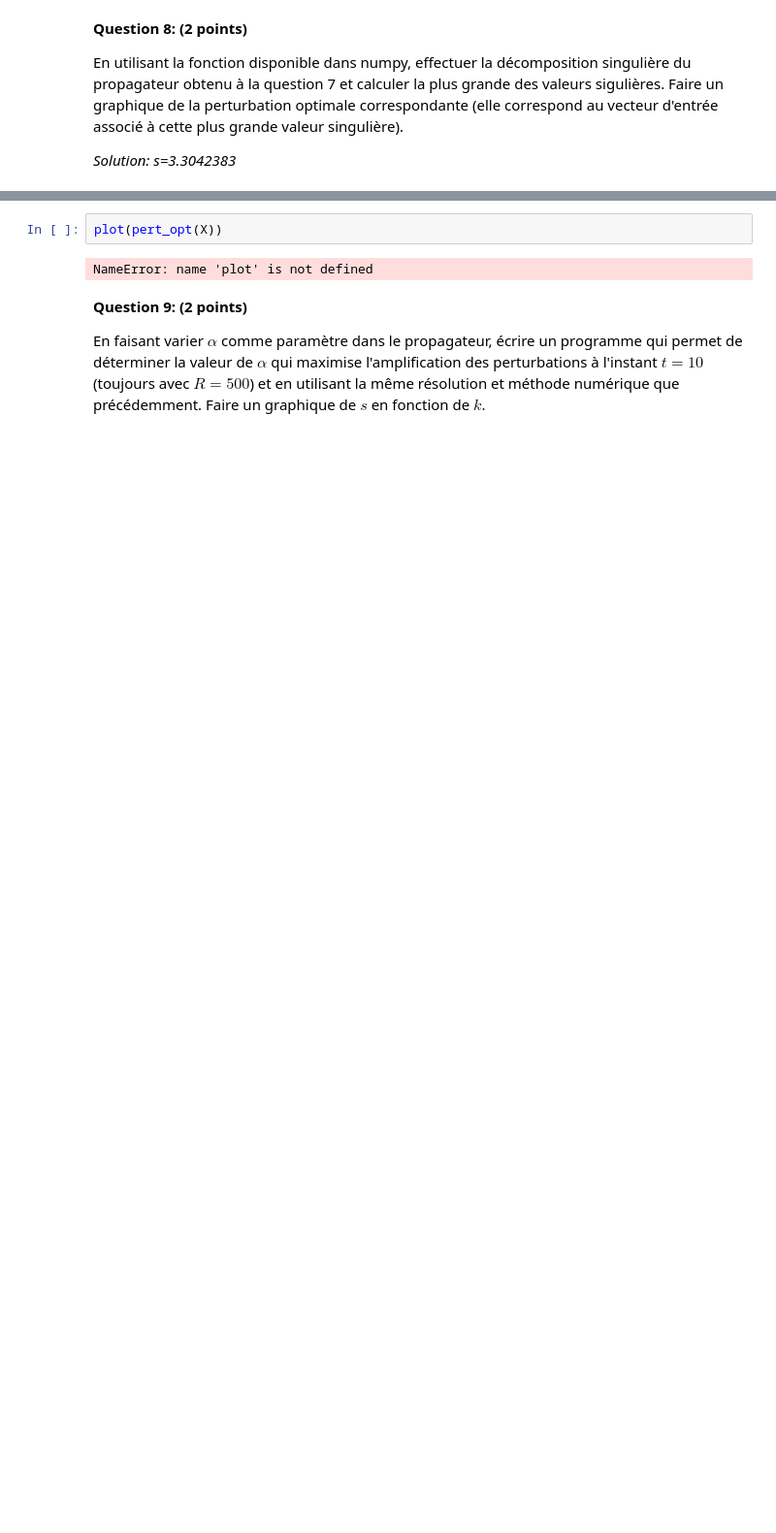
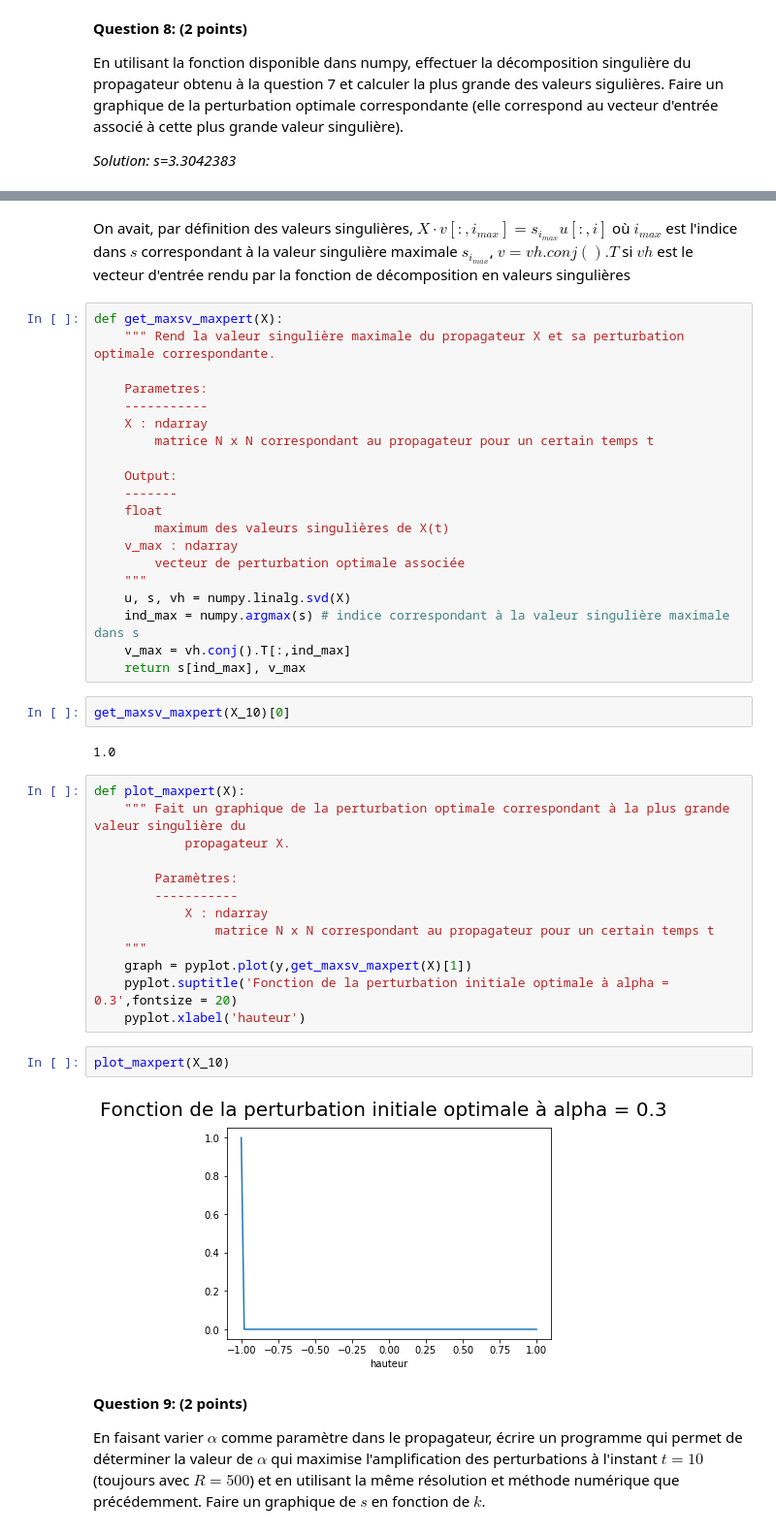
Before and after one commit to MWeytens/Orr-Sommerfeld, a Jupyter notebook: Orr-Sommerfeld.ipynb, the cells around one changed output, grey strips where cells are left out. Shown at 97% size. Cells and saved outputs as stored; diff of their text form; blank space fills up the shorter version.

```diff
--- a/Orr-Sommerfeld.ipynb
+++ b/Orr-Sommerfeld.ipynb
@@ -619,7 +566,46 @@ def pert_opt(X):
-# %%
-plot(pert_opt(X))
-# %% [output]
-NameError: name 'plot' is not defined
+# %% [markdown]
+On avait, par définition des valeurs singulières, $X \cdot v[:,i_{max}] = s_{i_{max}} u[:,i]$ où $i_{max}$ est l'indice dans $s$ correspondant à la valeur singulière maximale $s_{i_{max}}$, $v = vh.conj().T$ si $vh$ est le vecteur d'entrée rendu par la fonction de décomposition en valeurs singulières
+# %%
+def get_maxsv_maxpert(X):
+    """ Rend la valeur singulière maximale du propagateur X et sa perturbation optimale correspondante.
+
+    Parametres:
+    -----------
+    X : ndarray
+        matrice N x N correspondant au propagateur pour un certain temps t
+
+    Output:
+    -------
+    float
+        maximum des valeurs singulières de X(t)
+    v_max : ndarray
+        vecteur de perturbation optimale associée
+    """
+    u, s, vh = numpy.linalg.svd(X)
+    ind_max = numpy.argmax(s) # indice correspondant à la valeur singulière maximale dans s
+    v_max = vh.conj().T[:,ind_max]
+    return s[ind_max], v_max
+# %%
+get_maxsv_maxpert(X_10)[0]
+# %% [output]
+1.0
+# %%
+def plot_maxpert(X):
+    """ Fait un graphique de la perturbation optimale correspondant à la plus grande valeur singulière du
+            propagateur X.
+
+        Paramètres:
+        -----------
+            X : ndarray
+                matrice N x N correspondant au propagateur pour un certain temps t
+    """
+    graph = pyplot.plot(y,get_maxsv_maxpert(X)[1])
+    pyplot.suptitle('Fonction de la perturbation initiale optimale à alpha = 0.3',fontsize = 20)
+    pyplot.xlabel('hauteur')
+# %%
+plot_maxpert(X_10)
+# %% [output]
+[figure, added]
 # %% [markdown]
 **Question 9: (2 points)**
 
```
Also changed, not shown: parts of 9 cells of this notebook.
